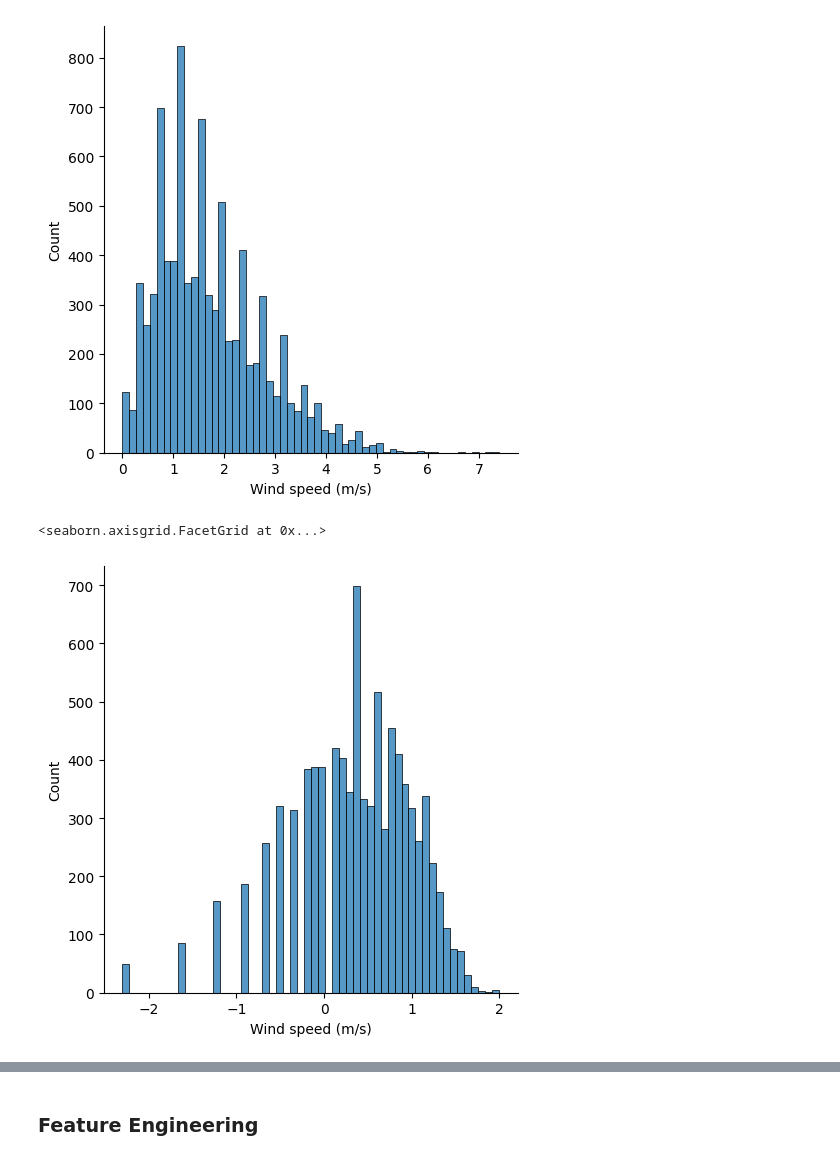
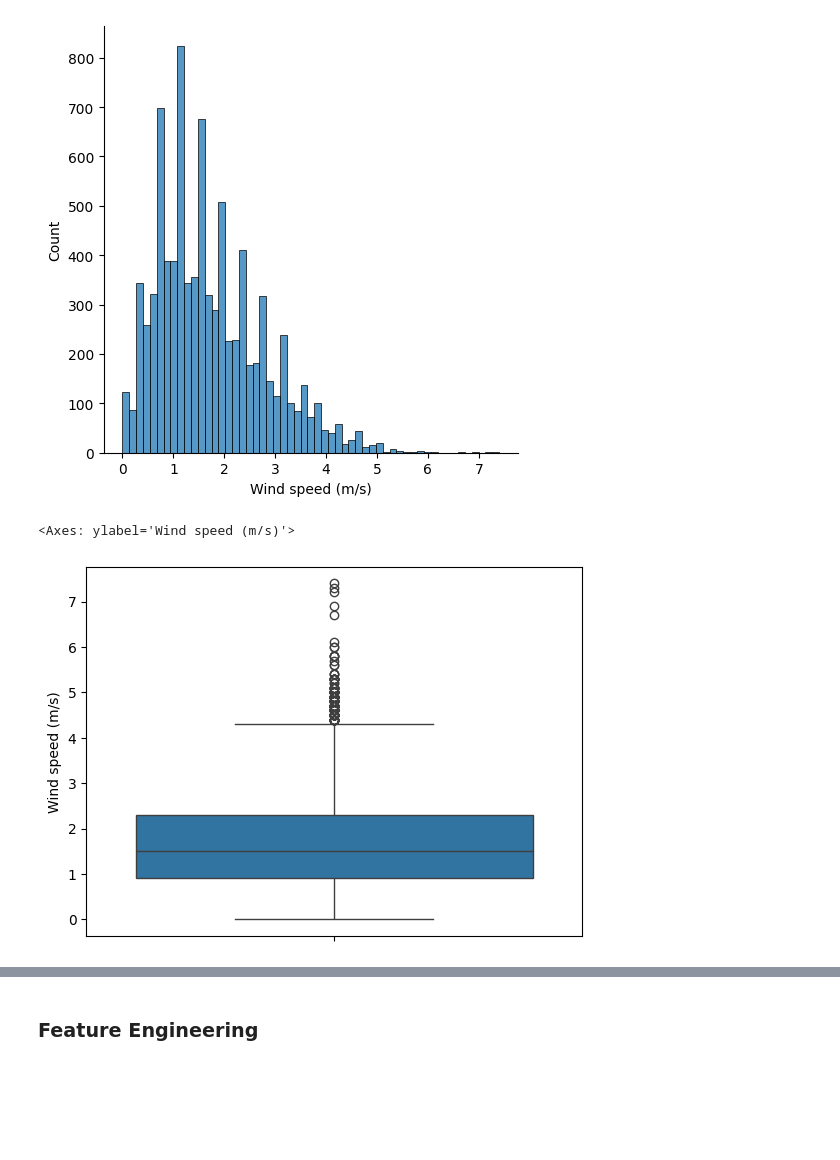
Before and after one commit to thobs-10/ml-mid-term-project, a Jupyter notebook: notebooks/eda.ipynb, the cells around one changed output, grey strips where cells are left out. Drawn from its saved outputs; the diff is of its cells as text; code cells hidden in the pictures; blank space fills up the shorter version.

```diff
--- a/notebooks/eda.ipynb
+++ b/notebooks/eda.ipynb
@@ -219,7 +229,7 @@ sns.displot(df['Wind speed (m/s)'])
 <seaborn.axisgrid.FacetGrid at 0x...>
 [figure]
 # %%
-sns.displot(np.log(df['Wind speed (m/s)']))
+sns.boxplot(df['Wind speed (m/s)'])
 # %% [output]
-<seaborn.axisgrid.FacetGrid at 0x...>
+<Axes: ylabel='Wind speed (m/s)'>
-[figure, old version]
+[figure, new version]
```
Also changed, not shown: parts of 43 cells of this notebook.
